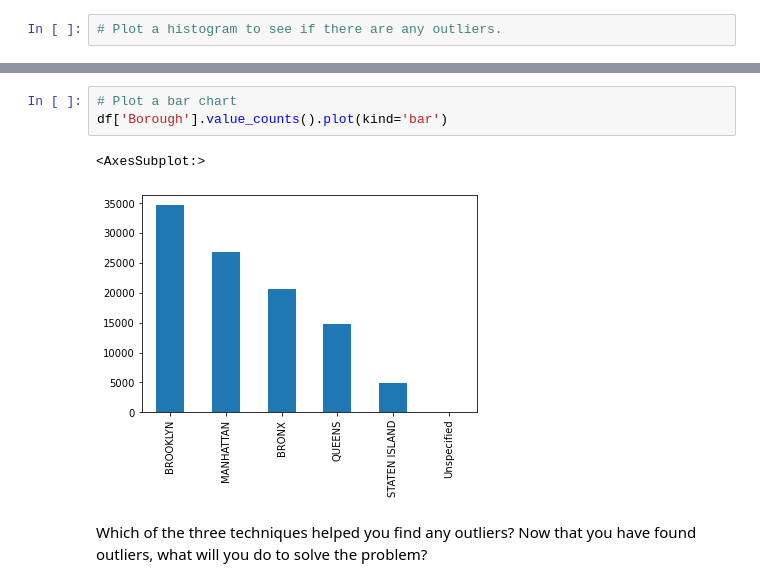
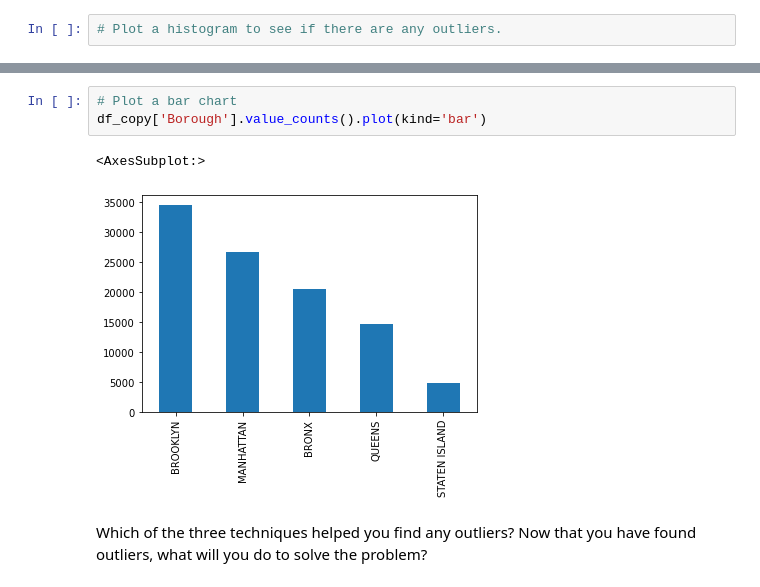
Before and after one commit to hollyhira/Class_8_Exercise_cleaning_data, a Jupyter notebook: Cleaning Data Exercises.ipynb, the cells around one changed output, grey strips where cells are left out. Drawn from its saved outputs; the diff is of its cells as text.

```diff
--- a/Cleaning Data Exercises.ipynb
+++ b/Cleaning Data Exercises.ipynb
@@ -455,10 +483,10 @@ df_copy.describe()
 | max | 3.719700e+07 | 11694.000000 | 1.066922e+06 | 271876.000000 | 40.912869 | -73.701632 |
 # %%
 # Plot a bar chart
-df['Borough'].value_counts().plot(kind='bar')
+df_copy['Borough'].value_counts().plot(kind='bar')
 # %% [output]
 <AxesSubplot:>
-[figure, old version]
+[figure, new version]
 # %% [markdown]
 Which of the three techniques helped you find any outliers? Now that you have found outliers, what will you do to solve the problem?
 # %%
```
Also changed, not shown: parts of 16 cells of this notebook.
